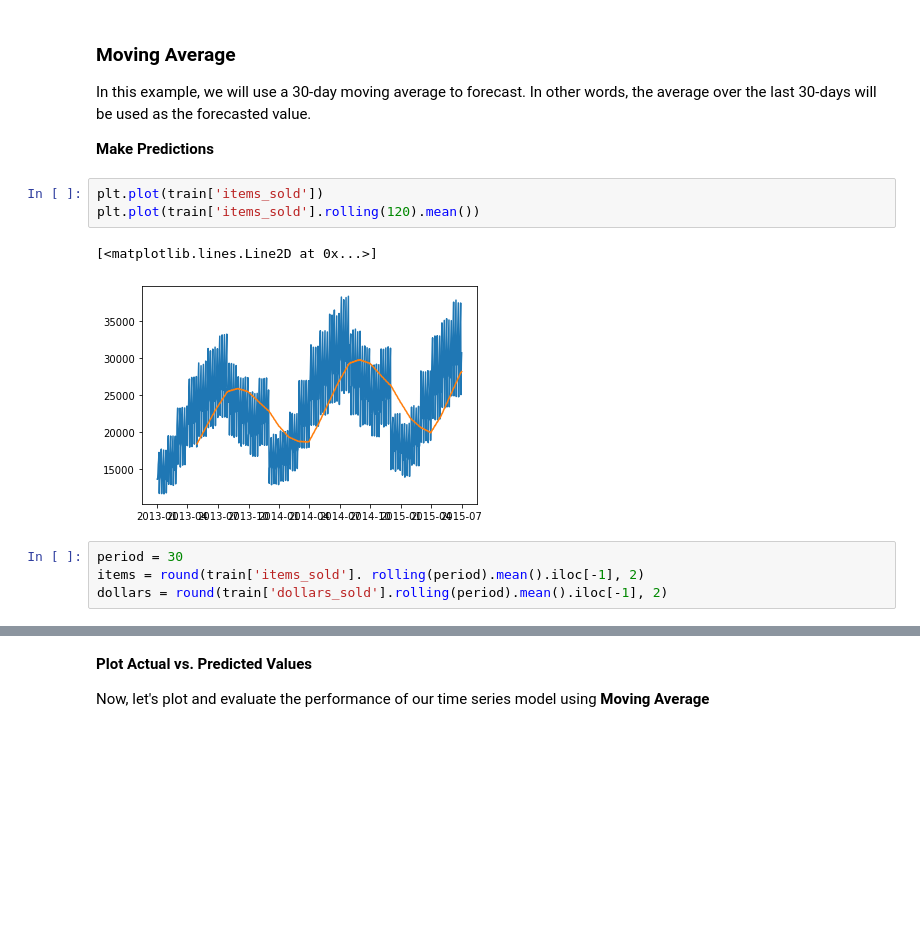
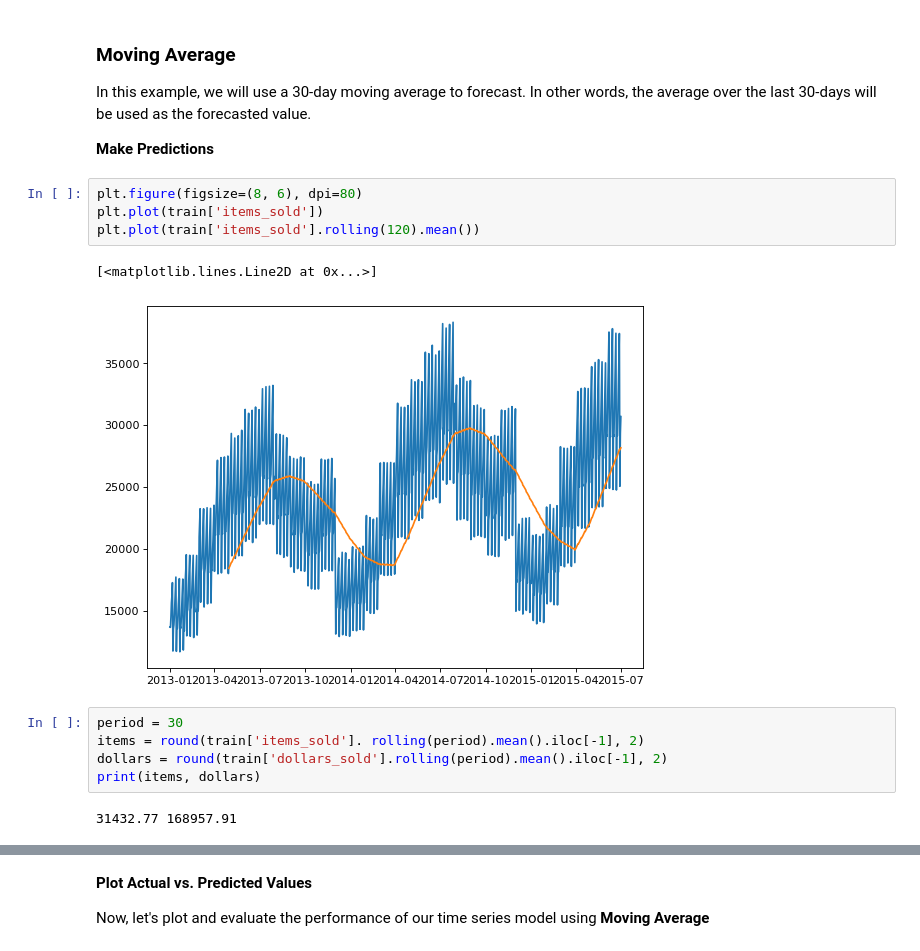
Before and after one commit to lopezelihezer/time-series-exercises, a Jupyter notebook: modeling-lesson.ipynb, the cells around one changed output, grey strips where cells are left out. Drawn from its saved outputs; the diff is of its cells as text; blank space fills up the shorter version.

```diff
--- a/modeling-lesson.ipynb
+++ b/modeling-lesson.ipynb
@@ -409,12 +409,16 @@ In this example, we will use a 30-day moving average to forecast. In other words
 
 **Make Predictions**
 # %%
+plt.figure(figsize=(8, 6), dpi=80)
 plt.plot(train['items_sold'])
 plt.plot(train['items_sold'].rolling(120).mean())
 # %% [output]
 [<matplotlib.lines.Line2D at 0x...>]
-[figure, old version]
+[figure, new version]
 # %%
 period = 30
 items = round(train['items_sold']. rolling(period).mean().iloc[-1], 2)
 dollars = round(train['dollars_sold'].rolling(period).mean().iloc[-1], 2)
+print(items, dollars)
+# %% [output]
+31432.77 168957.91
```
Also changed, not shown: parts of 40 cells of this notebook, 1 other file.
